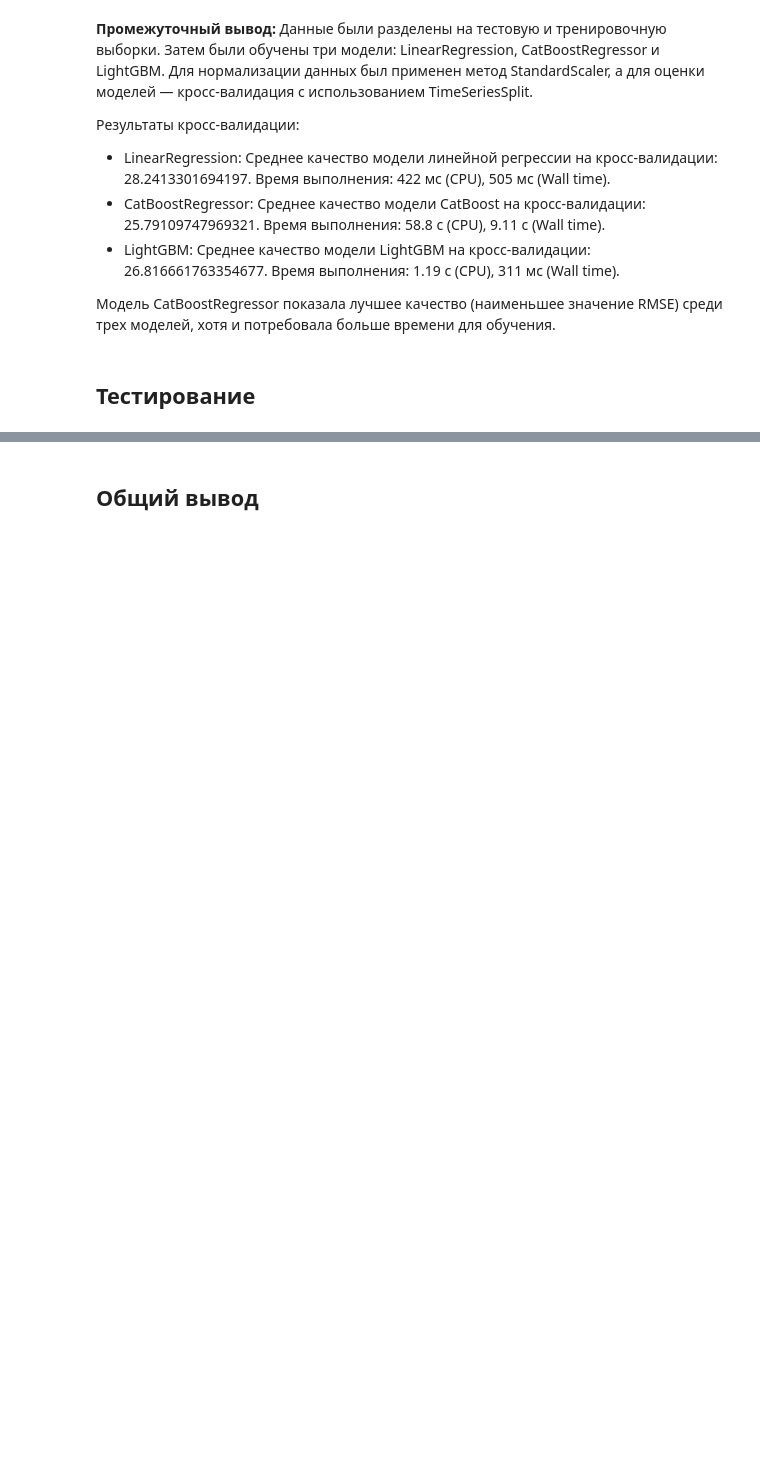
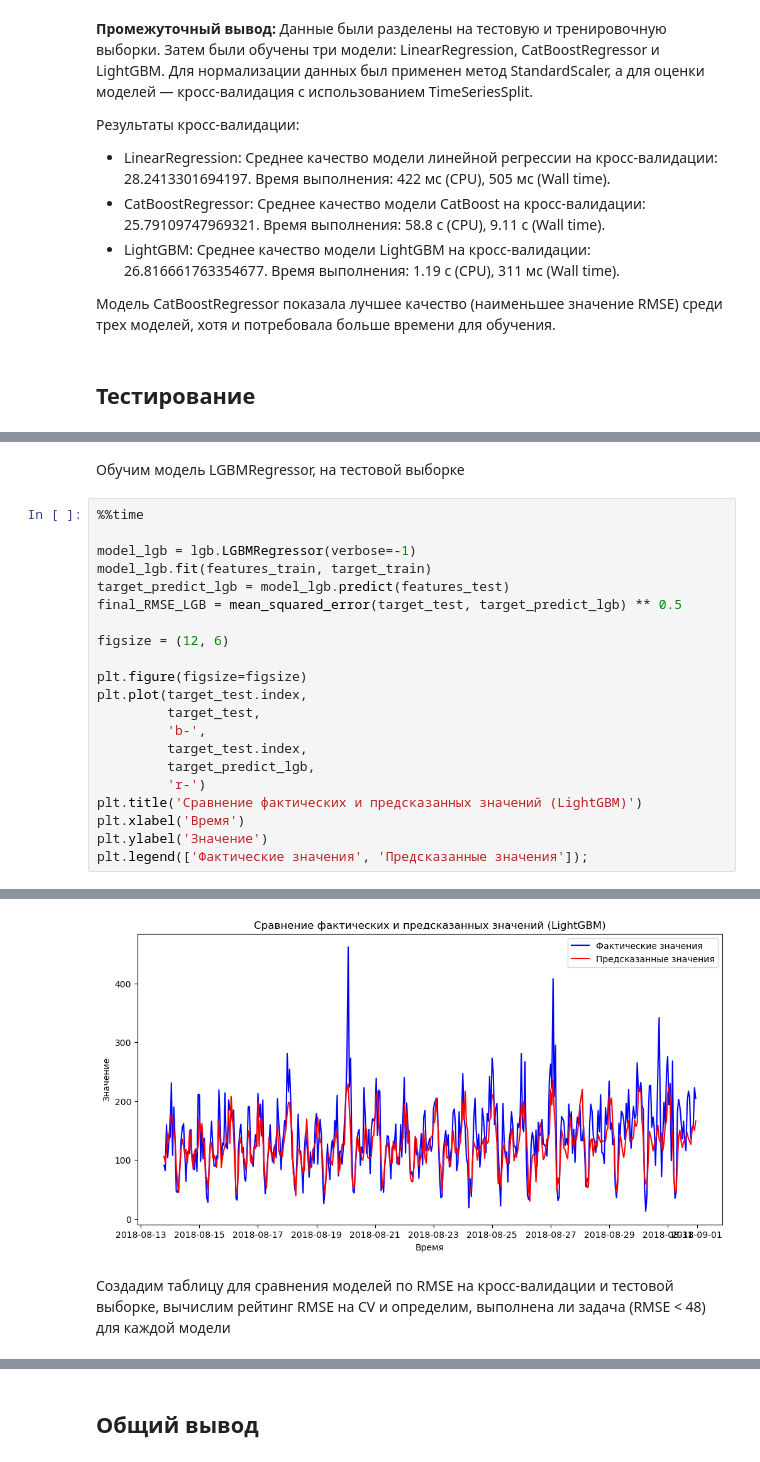
Before and after one commit to butuzovzeleboba/Taxi-order-forecasting, a Jupyter notebook: Taxi-order-forecasting.ipynb, the cells around one changed output, grey strips where cells are left out. Drawn from its saved outputs; the diff is of its cells as text; blank space fills up the shorter version.

```diff
--- a/Taxi-order-forecasting.ipynb
+++ b/Taxi-order-forecasting.ipynb
@@ -340,0 +405,24 @@ Wall time: 311 ms
+# %% [markdown]
+Обучим модель LGBMRegressor, на тестовой выборке
+# %%
+%%time
+
+model_lgb = lgb.LGBMRegressor(verbose=-1)
+model_lgb.fit(features_train, target_train)
+target_predict_lgb = model_lgb.predict(features_test)
+final_RMSE_LGB = mean_squared_error(target_test, target_predict_lgb) ** 0.5
+
+figsize = (12, 6)
+
+plt.figure(figsize=figsize)
+plt.plot(target_test.index,
+         target_test,
+         'b-',
+         target_test.index,
+         target_predict_lgb,
+         'r-')
+plt.title('Сравнение фактических и предсказанных значений (LightGBM)')
+plt.xlabel('Время')
+plt.ylabel('Значение')
+plt.legend(['Фактические значения', 'Предсказанные значения']);
+# %% [output]
@@ -340,0 +431,3 @@ Wall time: 311 ms
+[figure, added]
+# %% [markdown]
+Создадим таблицу для сравнения моделей по RMSE на кросс-валидации и тестовой выборке, вычислим рейтинг RMSE на CV и определим, выполнена ли задача (RMSE < 48) для каждой модели
```
Also changed, not shown: parts of 12 cells of this notebook.
